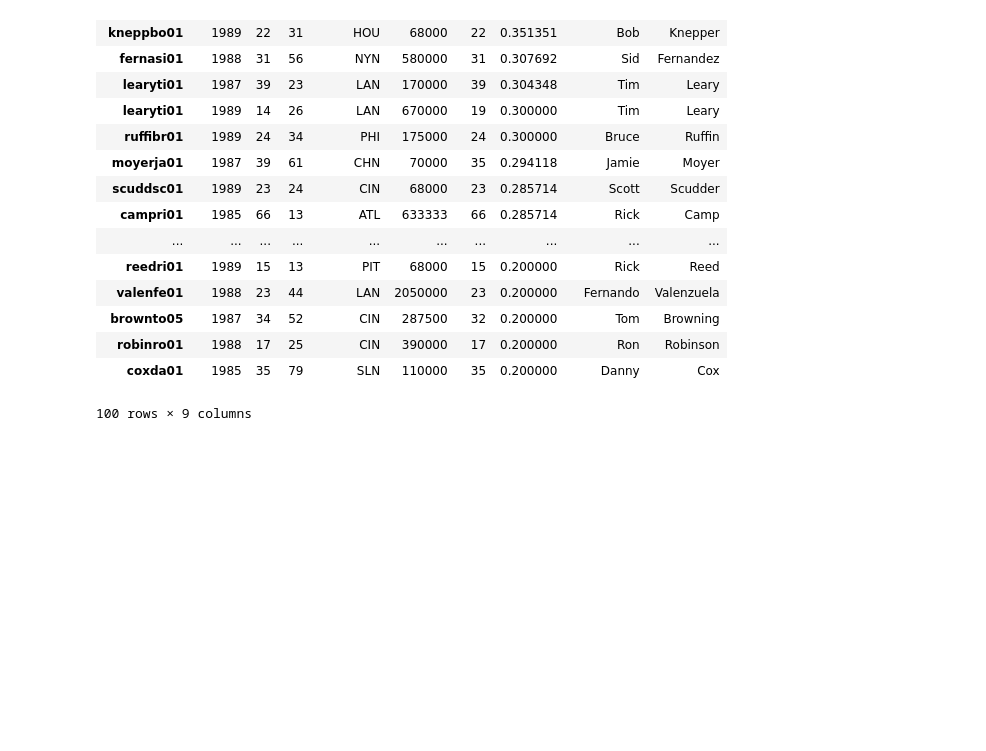
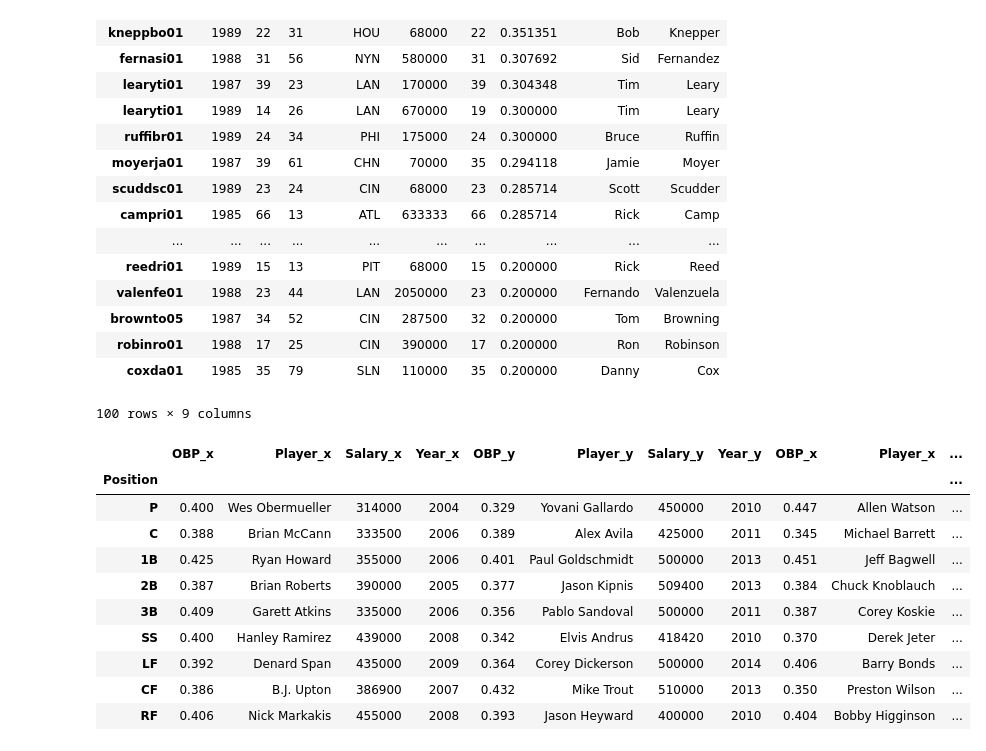
Before and after one commit to tiy-gvl-python-2015-09/moneyball, a Jupyter notebook: Moneyball -- Hard Mode.ipynb, the cells around one changed output. Drawn from its saved outputs; the diff is of its cells as text; code cells hidden in the pictures; blank space fills up the shorter version.

Commit message:
All-Time team selected.  Salary analysis done.

```diff
--- a/Moneyball -- Hard Mode.ipynb
+++ b/Moneyball -- Hard Mode.ipynb
@@ -354,0 +367,22 @@ pitchers_80s[0:100]
+# %%
+team_frame_10s = team_frame_10s.set_index(["Position"])
+# %%
+all_time_frame = pd.merge(team_frame_00s, team_frame_10s, how="inner", left_index=True, right_index=True)
+# %%
+all_time_frame = pd.merge(all_time_frame, team_frame_90s, how="inner", left_index=True, right_index=True)
+# %%
+all_time_frame = pd.merge(all_time_frame, team_frame_80s, how="inner", left_index=True, right_index=True)
+# %%
+all_time_frame
+# %% [output]
+|  | OBP_x | Player_x | Salary_x | Year_x | OBP_y | Player_y | Salary_y | Year_y | OBP_x | Player_x | ... |
+| Position |  |  |  |  |  |  |  |  |  |  | ... |
+| P | 0.400 | Wes Obermueller | 314000 | 2004 | 0.329 | Yovani Gallardo | 450000 | 2010 | 0.447 | Allen Watson | ... |
+| C | 0.388 | Brian McCann | 333500 | 2006 | 0.389 | Alex Avila | 425000 | 2011 | 0.345 | Michael Barrett | ... |
+| 1B | 0.425 | Ryan Howard | 355000 | 2006 | 0.401 | Paul Goldschmidt | 500000 | 2013 | 0.451 | Jeff Bagwell | ... |
+| 2B | 0.387 | Brian Roberts | 390000 | 2005 | 0.377 | Jason Kipnis | 509400 | 2013 | 0.384 | Chuck Knoblauch | ... |
+| 3B | 0.409 | Garett Atkins | 335000 | 2006 | 0.356 | Pablo Sandoval | 500000 | 2011 | 0.387 | Corey Koskie | ... |
+| SS | 0.400 | Hanley Ramirez | 439000 | 2008 | 0.342 | Elvis Andrus | 418420 | 2010 | 0.370 | Derek Jeter | ... |
+| LF | 0.392 | Denard Span | 435000 | 2009 | 0.364 | Corey Dickerson | 500000 | 2014 | 0.406 | Barry Bonds | ... |
+| CF | 0.386 | B.J. Upton | 386900 | 2007 | 0.432 | Mike Trout | 510000 | 2013 | 0.350 | Preston Wilson | ... |
+| RF | 0.406 | Nick Markakis | 455000 | 2008 | 0.393 | Jason Heyward | 400000 | 2010 | 0.404 | Bobby Higginson | ... |
```
Also changed, not shown: parts of 10 cells of this notebook.
